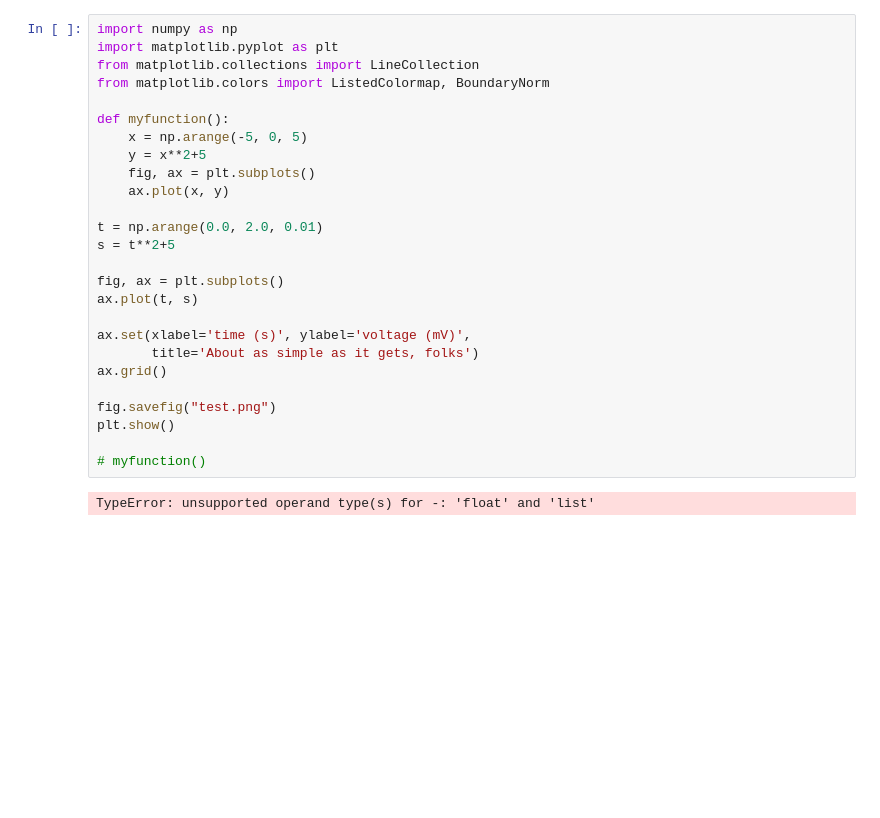
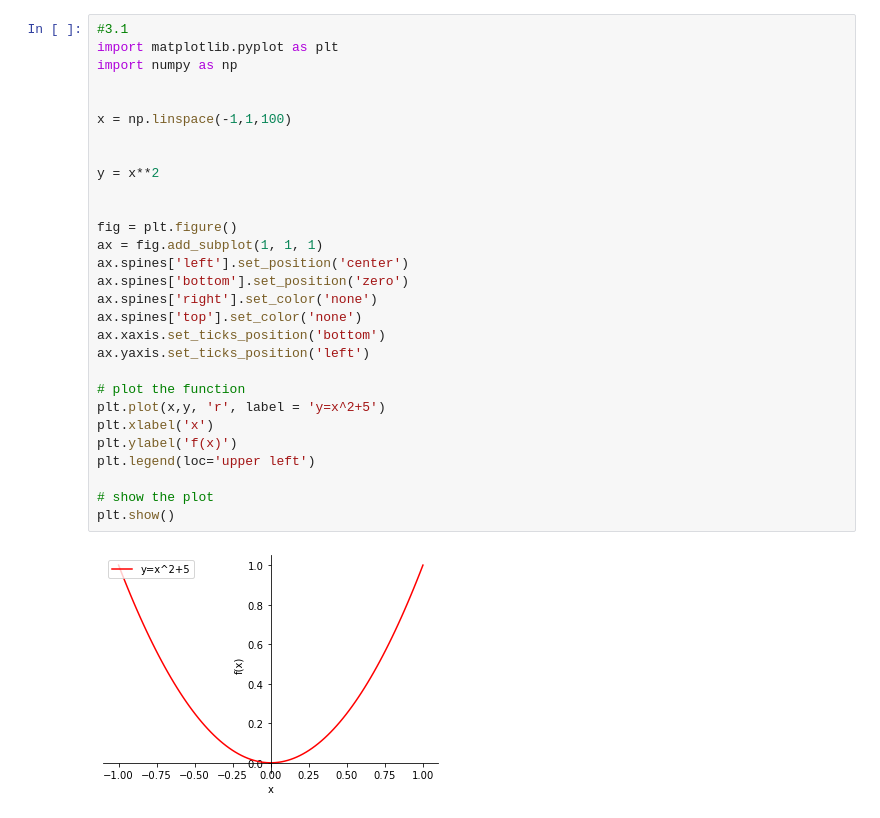
Before and after one commit to preemek/ABD, a Jupyter notebook: zad.ipynb, the cells around one changed output. Cells and saved outputs as stored; diff of their text form; blank space fills up the shorter version.

```diff
--- a/zad.ipynb
+++ b/zad.ipynb
@@ -1,28 +1,31 @@
 # %%
+#3.1
+import matplotlib.pyplot as plt
 import numpy as np
-import matplotlib.pyplot as plt
-from matplotlib.collections import LineCollection
-from matplotlib.colors import ListedColormap, BoundaryNorm
 
-def myfunction():
-    x = np.arange(-5, 0, 5)
-    y = x**2+5
-    fig, ax = plt.subplots()
-    ax.plot(x, y)
 
-t = np.arange(0.0, 2.0, 0.01)
-s = t**2+5
+x = np.linspace(-1,1,100)
 
-fig, ax = plt.subplots()
-ax.plot(t, s)
 
-ax.set(xlabel='time (s)', ylabel='voltage (mV)',
-       title='About as simple as it gets, folks')
-ax.grid()
+y = x**2
 
-fig.savefig("test.png")
+
+fig = plt.figure()
+ax = fig.add_subplot(1, 1, 1)
+ax.spines['left'].set_position('center')
+ax.spines['bottom'].set_position('zero')
+ax.spines['right'].set_color('none')
+ax.spines['top'].set_color('none')
+ax.xaxis.set_ticks_position('bottom')
+ax.yaxis.set_ticks_position('left')
+
+# plot the function
+plt.plot(x,y, 'r', label = 'y=x^2+5')
+plt.xlabel('x')
+plt.ylabel('f(x)')
+plt.legend(loc='upper left')
+
+# show the plot
 plt.show()
-
-# myfunction()
 # %% [output]
-TypeError: unsupported operand type(s) for -: 'float' and 'list'
+[figure, added]
```
Also changed, not shown: parts of 3 cells of this notebook.
